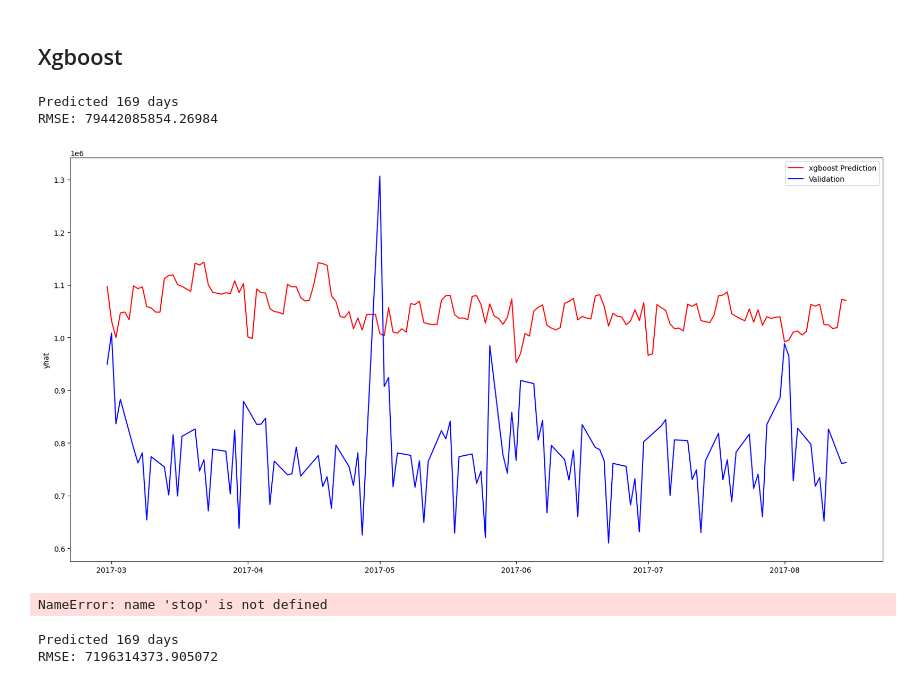
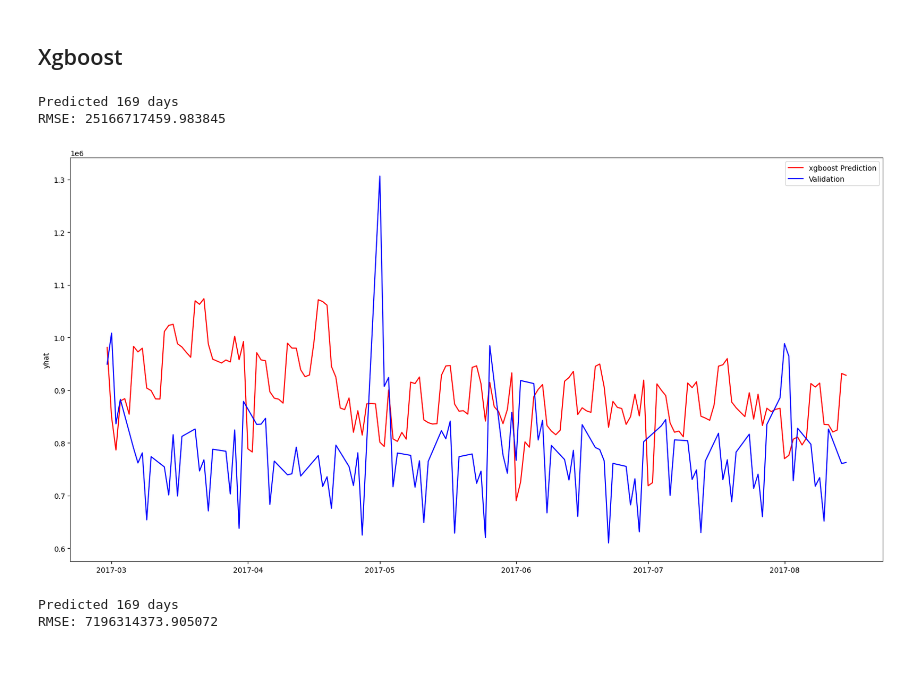
Before and after one commit to Capton1/stores-sales-forecasting-poc, a Jupyter notebook: notebooks/Model results 2 - viz.ipynb, the cells around one changed output. Cells and saved outputs as stored; diff of their text form; code cells hidden in the pictures.

```diff
--- a/notebooks/Model results 2 - viz.ipynb
+++ b/notebooks/Model results 2 - viz.ipynb
@@ -34,6 +34,8 @@ To enable the following instructions: AVX2 FMA, in other operations, rebuild Ten
 # %%
 # fix paths
 for k, v in data_config["paths"].items():
+    if k == "scaler":
+        continue
     for k2, v2 in v.items():
         data_config["paths"][k][k2] = "../" + v2
 # %%
@@ -119,15 +121,11 @@ RMSE: 27161019387.209255
 # %% [markdown]
 ## Xgboost
 # %%
-predict_and_plot("xgboost default_scaled - 2024-01-31 13:55")
+predict_and_plot("xgboost default_scaled - 2024-01-31 15:51")
 # %% [output]
 Predicted 169 days
-RMSE: 79442085854.26984
+RMSE: 25166717459.983845
-[figure, old version]
+[figure, new version]
-# %%
-stop
-# %% [output]
-NameError: name 'stop' is not defined
 # %%
 predict_and_plot("xgboost default - 2024-01-31 10:23")
 # %% [output]
```
Also changed, not shown: parts of 11 cells of this notebook, 9 other files.
